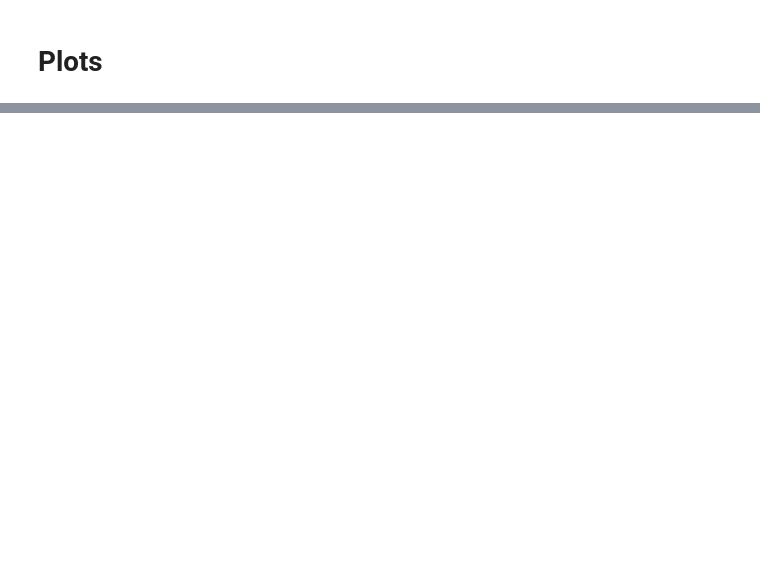
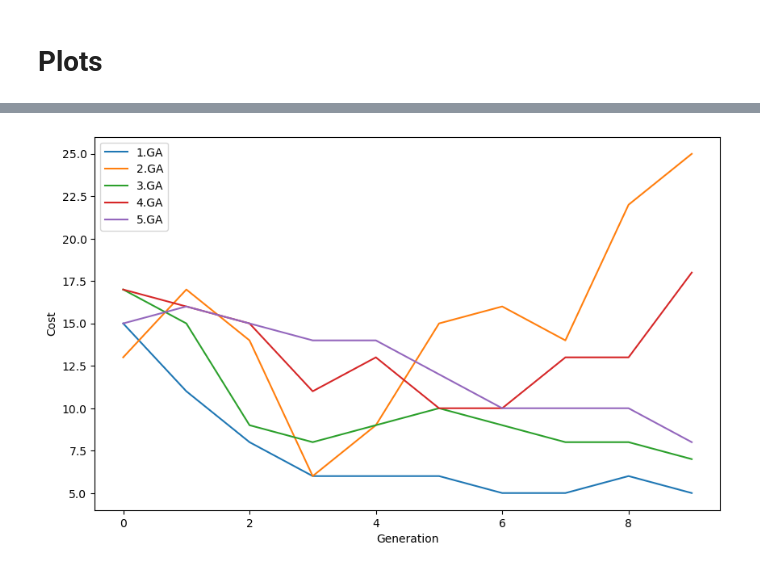
Before and after one commit to madyass/new-railway-station-optimization, a Jupyter notebook: main.ipynb, the cells around one changed output, grey strips where cells are left out. Drawn from its saved outputs; the diff is of its cells as text; code cells hidden in the pictures; blank space fills up the shorter version.

```diff
--- a/main.ipynb
+++ b/main.ipynb
@@ -555,0 +618,12 @@ plt.show()
+# %%
+plt.figure(figsize=(10,6))
+i = 1
+for GA_history in multiple_history:
+    plt.plot(GA_history['generation'] , GA_history['cost'] , label =f"{i}.GA")
+    i += 1
+plt.xlabel('Generation')
+plt.ylabel('Cost')
+plt.legend()
+plt.show()
+# %% [output]
+[figure, added]
```
Also changed, not shown: parts of 20 cells of this notebook, 9 other files.
